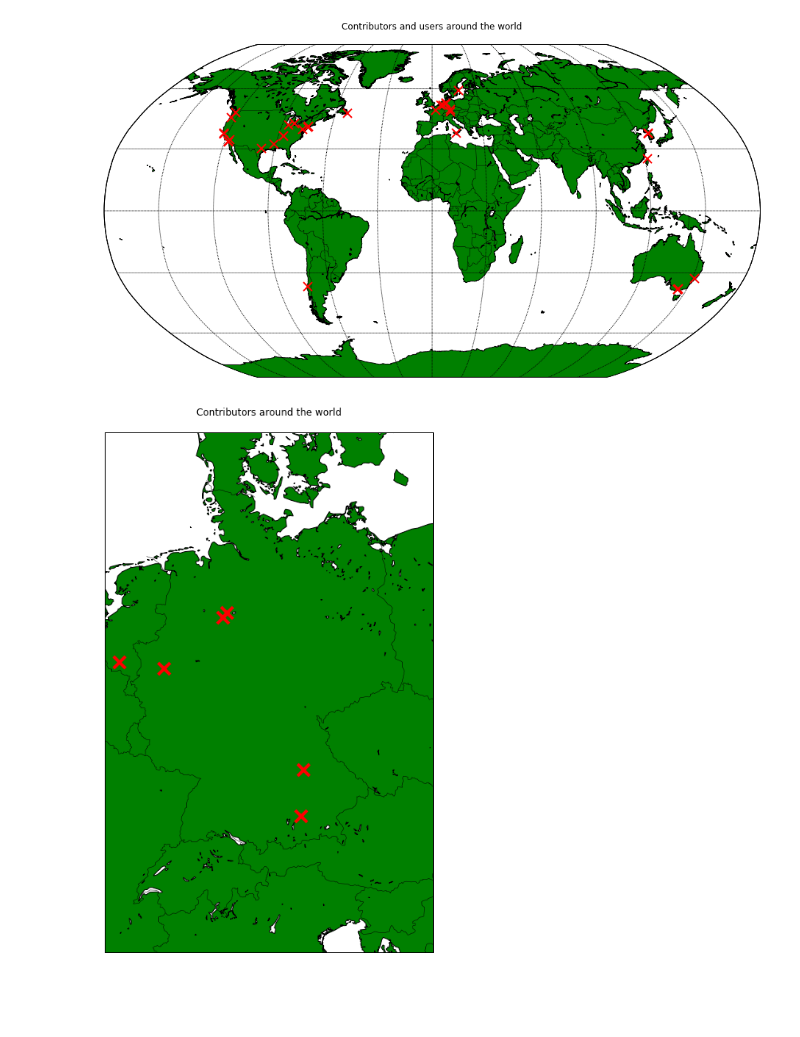
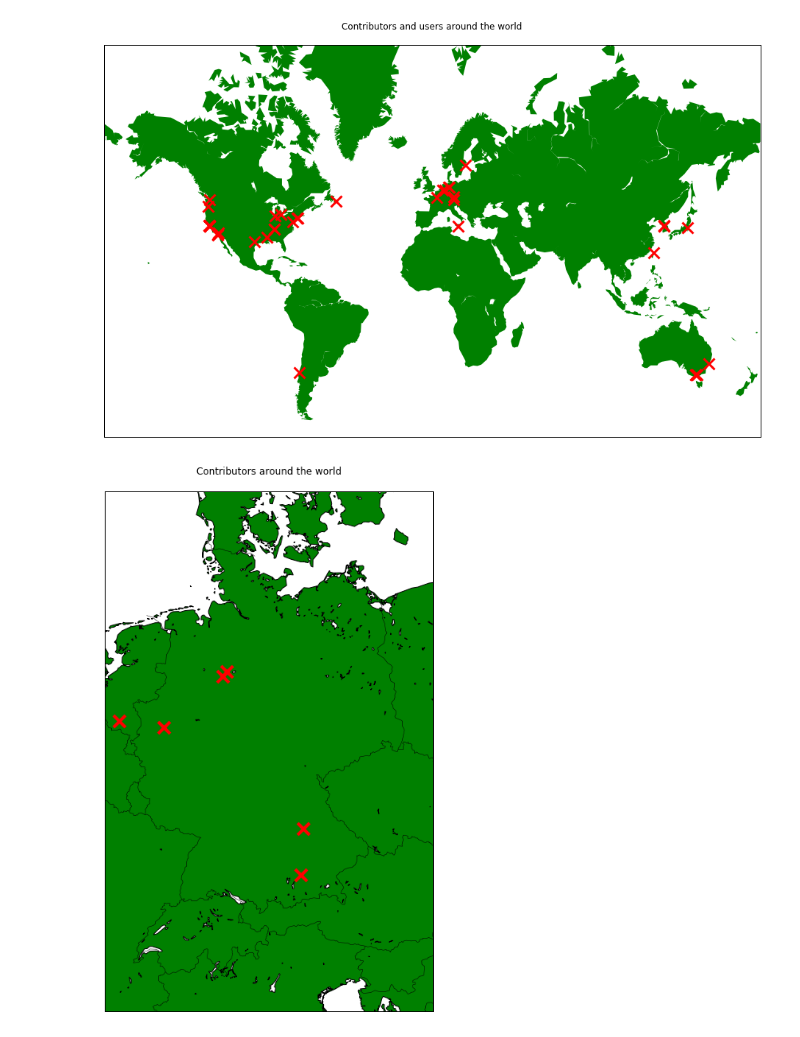
Before and after one commit to kelu124/echomods, a Jupyter notebook: include/community/MappingCommunity.ipynb, the cells around one changed output. Cells and saved outputs as stored; diff of their text form; code cells hidden in the pictures; blank space fills up the shorter version.

```diff
--- a/include/community/MappingCommunity.ipynb
+++ b/include/community/MappingCommunity.ipynb
@@ -32,27 +32,30 @@ NbContrib = np.shape(Contrib)[1]
 # %%
 # Make this plot larger.
 plt.figure(figsize=(16,12))
 
-eq_map = Basemap(projection='robin', resolution = 'l', area_thresh = 1000.0,
-              lat_0=0, lon_0=0)
-eq_map.drawcoastlines()
-eq_map.drawcountries()
+#eq_map = Basemap(projection='robin', resolution = 'l', area_thresh = 10000000.0,
+#              lat_0=0, lon_0=0)
+
+eq_map = Basemap(projection='merc',llcrnrlat=-60,urcrnrlat=80,\
+            llcrnrlon=-180,urcrnrlon=180,lat_ts=60,resolution='c')
+#eq_map.drawcoastlines()
+#eq_map.drawcountries()
 eq_map.fillcontinents(color = 'green')
 eq_map.drawmapboundary()
-eq_map.drawmeridians(np.arange(0, 360, 30))
-eq_map.drawparallels(np.arange(-90, 90, 30))
+#eq_map.drawmeridians(np.arange(0, 360, 30))
+#eq_map.drawparallels(np.arange(-90, 90, 30))
 
 for k in range(NbContrib):
     #print k
     x,y = eq_map(Contrib[3][k], Contrib[2][k])
-    eq_map.plot(x, y, 'rx', markersize=12,mew=2)
+    eq_map.plot(x, y, marker='x', color='r', markersize=15,mew=3)
 
 title_string = "Contributors and users around the world\n"
 plt.title(title_string)
 plt.savefig("map.jpg", bbox_inches='tight')
 plt.show()
 # %% [output]
-[figure, old version]
+[figure, new version]
 # %%
 # Make this plot larger.
 plt.figure(figsize=(16,12))
```
Also changed, not shown: parts of 1 cell of this notebook, 6 other files.
